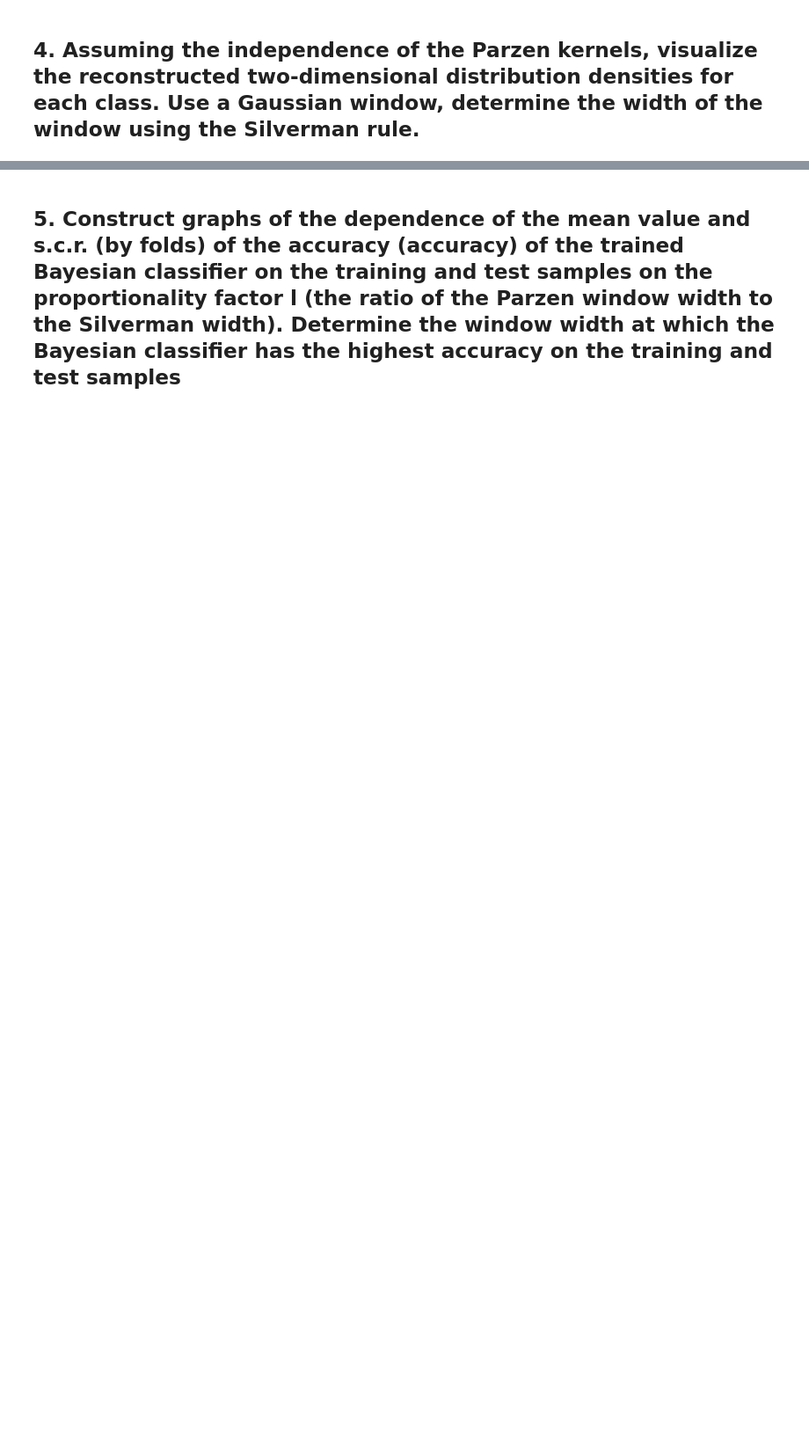
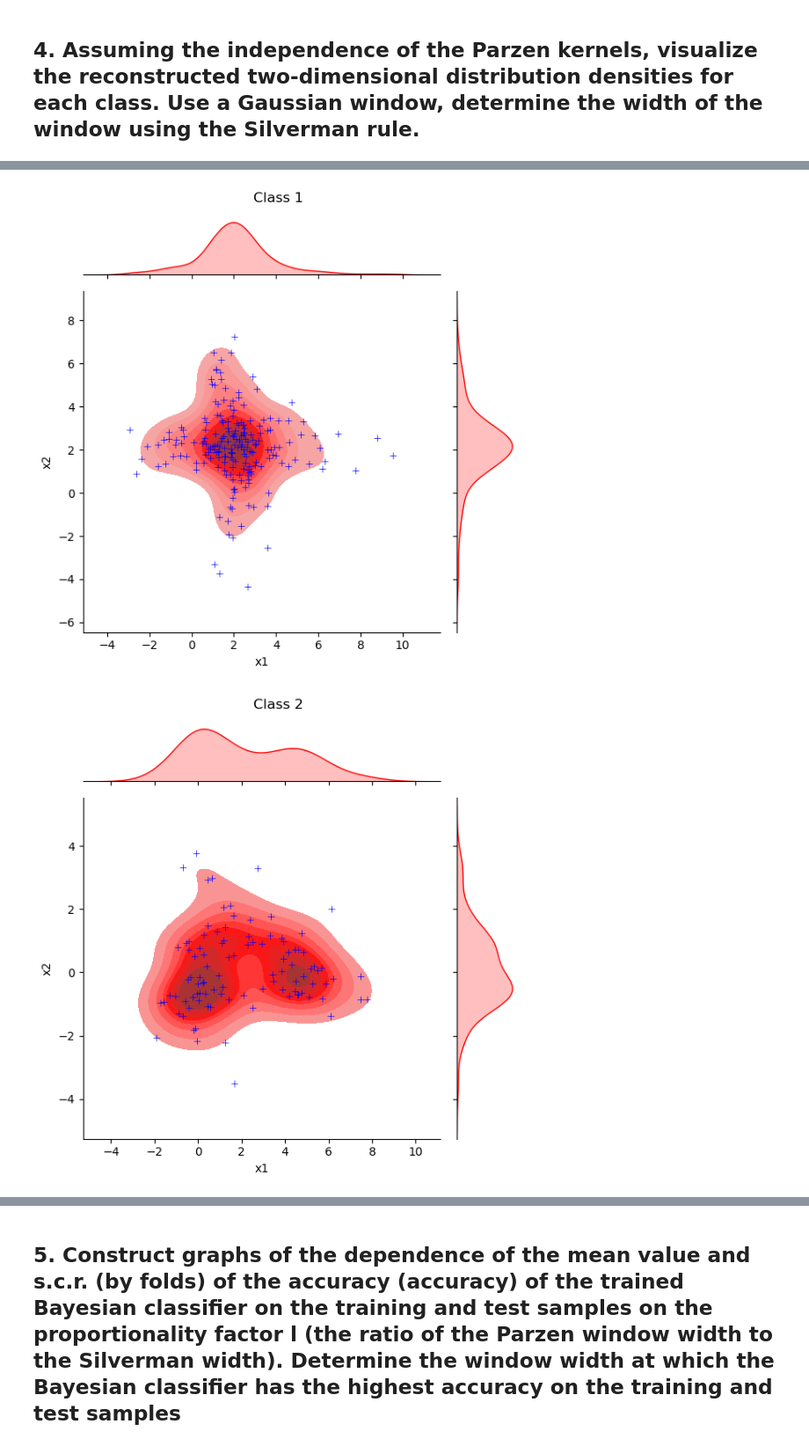
Before and after one commit to sigord/basic_ml_labs, a Jupyter notebook: LR_2.ipynb, the cells around one changed output, grey strips where cells are left out. Shown at 88% size. Cells and saved outputs as stored; diff of their text form; code cells hidden in the pictures; blank space fills up the shorter version.

```diff
--- a/LR_2.ipynb
+++ b/LR_2.ipynb
@@ -231,0 +343,13 @@ plt.show();
+# %%
+for class_index in data['label'].unique():
+    class_data = data[data['label'] == class_index]
+    p = sns.jointplot(x='x1', y='x2', data=class_data, kind='kde', fill=True,
+                      color='r', bw_method='silverman')
+    p.plot_joint(plt.scatter, c='b', s=30, linewidth=0.5, marker='+')
+    p.fig.suptitle(f'Class {class_index}')
+    p.ax_joint.collections[0].set_alpha(0)
+    p.fig.tight_layout()
+    plt.show();
+# %% [output]
+[figure, added]
+[figure, added]
```
Also changed, not shown: parts of 19 cells of this notebook.
